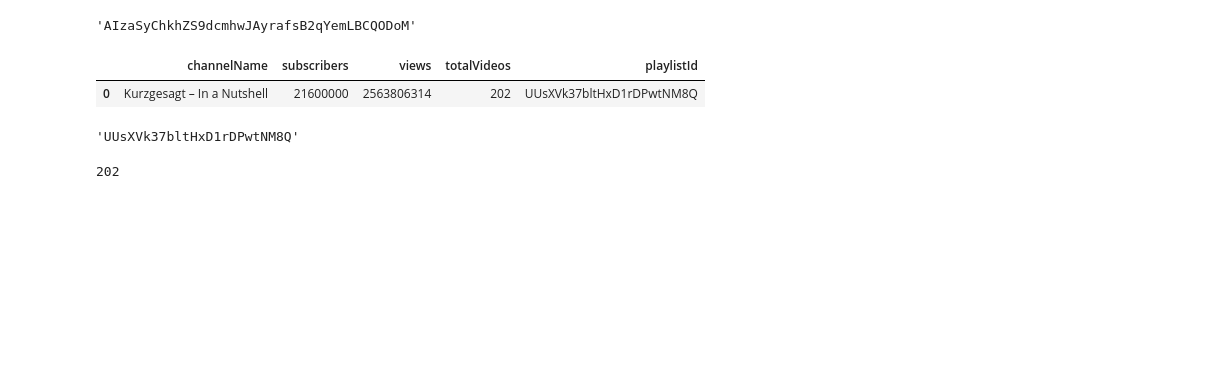
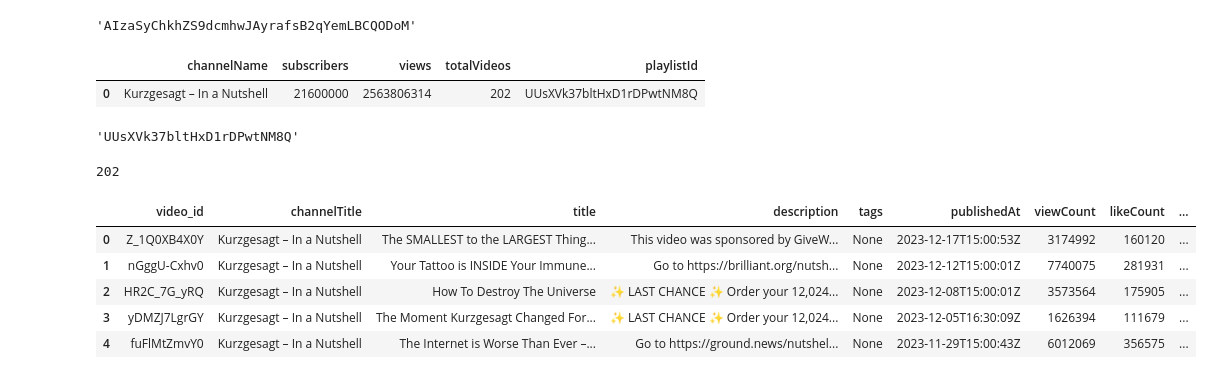
Before and after one commit to dilekilgenn/new-project, a Jupyter notebook: youtube_api_project.ipynb, the cells around one changed output. Cells and saved outputs as stored; diff of their text form; code cells hidden in the pictures; blank space fills up the shorter version.

```diff
--- a/youtube_api_project.ipynb
+++ b/youtube_api_project.ipynb
@@ -84,3 +102,14 @@ video_ids = get_video_ids(youtube, playlist_id)
 len(video_ids)
 # %% [output]
 202
+# %%
+video_df = get_video_details(youtube, video_ids)
+# %%
+video_df.head()
+# %% [output]
+|  | video_id | channelTitle | title | description | tags | publishedAt | viewCount | likeCount | ... |
+| 0 | Z_1Q0XB4X0Y | Kurzgesagt – In a Nutshell | The SMALLEST to the LARGEST Thing... | This video was sponsored by GiveW... | None | 2023-12-17T15:00:53Z | 3174992 | 160120 | ... |
+| 1 | nGggU-Cxhv0 | Kurzgesagt – In a Nutshell | Your Tattoo is INSIDE Your Immune... | Go to https://brilliant.org/nutsh... | None | 2023-12-12T15:00:01Z | 7740075 | 281931 | ... |
+| 2 | HR2C_7G_yRQ | Kurzgesagt – In a Nutshell | How To Destroy The Universe | ✨ LAST CHANCE ✨ Order your 12,024... | None | 2023-12-08T15:00:01Z | 3573564 | 175905 | ... |
+| 3 | yDMZJ7LgrGY | Kurzgesagt – In a Nutshell | The Moment Kurzgesagt Changed For... | ✨ LAST CHANCE ✨ Order your 12,024... | None | 2023-12-05T16:30:09Z | 1626394 | 111679 | ... |
+| 4 | fuFlMtZmvY0 | Kurzgesagt – In a Nutshell | The Internet is Worse Than Ever –... | Go to https://ground.news/nutshel... | None | 2023-11-29T15:00:43Z | 6012069 | 356575 | ... |
```
Also changed, not shown: parts of 8 cells of this notebook, 2 other files.
